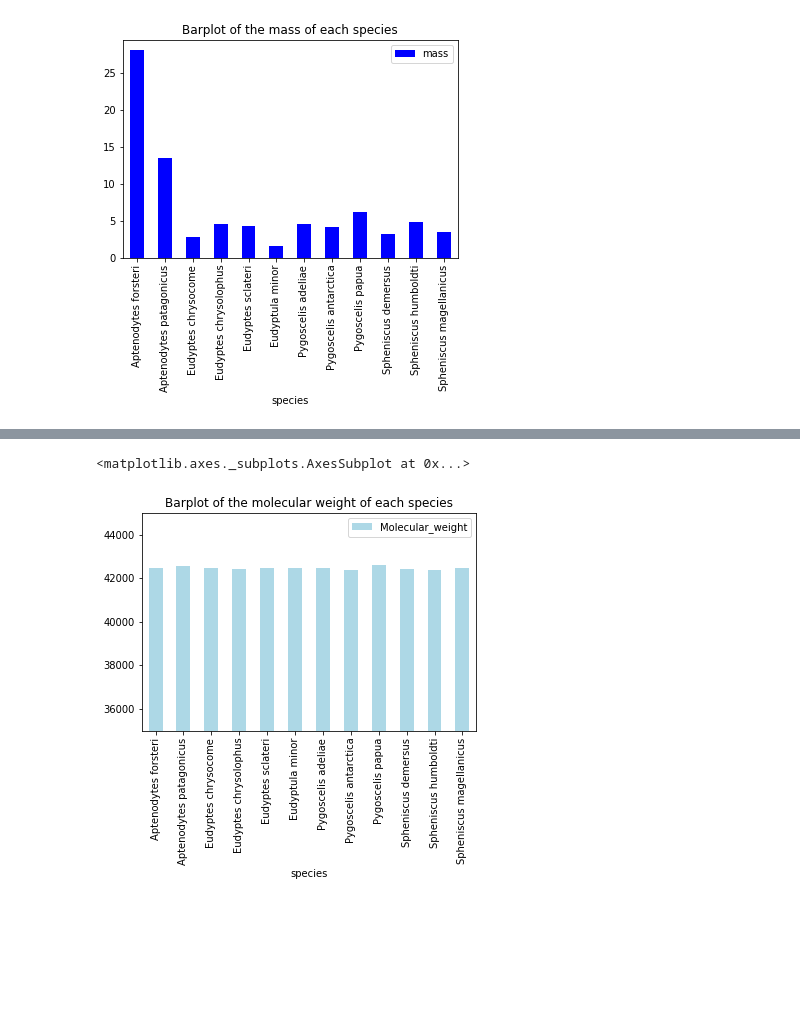
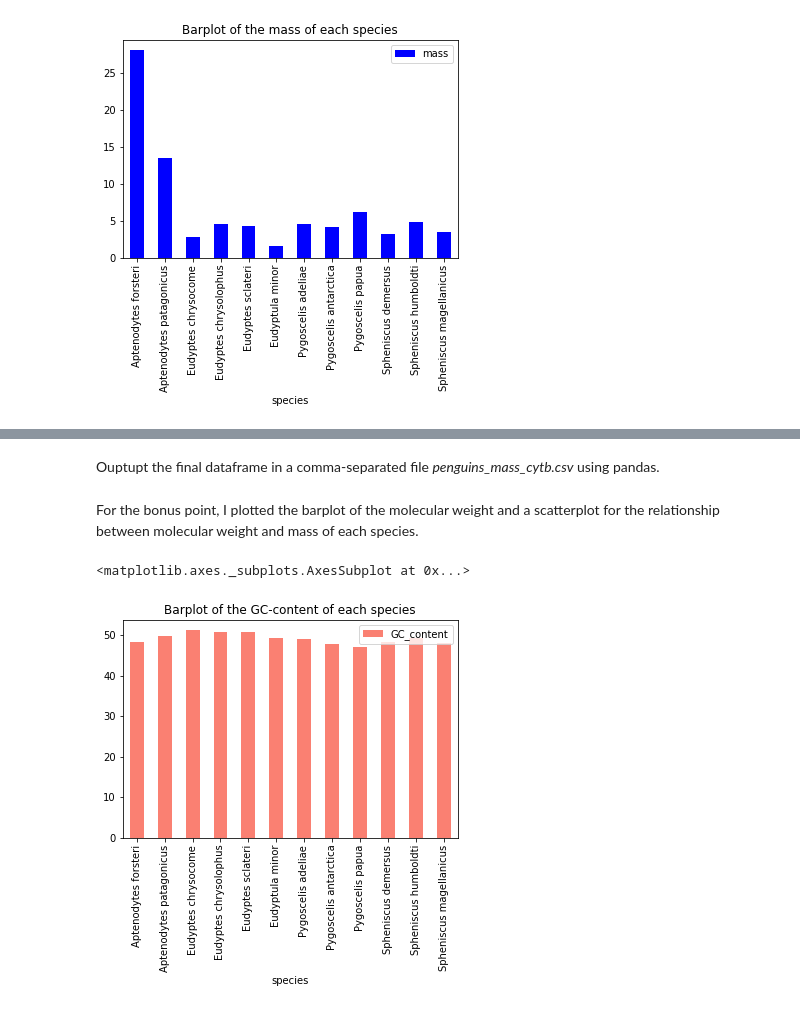
Before and after one commit to Boris-alladassi/Boris_Python_Assignment, a Jupyter notebook: Boris_Python_assignment.ipynb, the cells around one changed output, grey strips where cells are left out. Cells and saved outputs as stored; diff of their text form; code cells hidden in the pictures; blank space fills up the shorter version.

```diff
--- a/Boris_Python_assignment.ipynb
+++ b/Boris_Python_assignment.ipynb
@@ -45,4 +94,5 @@ from Bio.Seq import Seq
 def alternative_translation(dna_seq):
     sequence = Seq(str(dna_seq), generic_dna)
     aa_seq = sequence.translate(table = 2, to_stop = True)
-    return(aa_seq)
+    aa_seq_string = str(aa_seq)
+    return(aa_seq_string)
@@ -78,3 +128,2 @@ that stand for missiing values.
 # %%
 import numpy as np
-penguins_df = penguins_df.assign(Molecular_weight = np.nan, GC_content = np.nan)
@@ -83,6 +138,5 @@ for key, value in cytb_seqs.items():
     aa_seq = alternative_translation(value)
     mol_weight = compute_molecular_weight(aa_seq)
     gc_cont = gc_content(value)
-    index = penguins_df[penguins_df["species"] == key].index
-    penguins_df.Molecular_weight[index] = mol_weight
-    penguins_df.GC_content[index] = gc_cont
+    penguins_df.loc[penguins_df.species == key, 'Molecular_weight'] = mol_weight
+    penguins_df.loc[penguins_df.species == key, 'GC_content'] = gc_cont
@@ -138,8 +164,13 @@ To save the dataframe
+# %% [markdown]
+Ouptupt the final dataframe in a comma-separated file *penguins_mass_cytb.csv* using pandas.
 # %%
 penguins_df.to_csv("penguins_mass_cytb.csv")
+# %% [markdown]
+For the bonus point, I plotted the barplot of the molecular weight and a scatterplot for the relationship between molecular weight and mass of each species.
 # %%
-penguins_df.plot(x = "species", y = "Molecular_weight", kind = "bar", color = "lightblue",ylim= (35000,45000),
-                 title = "Barplot of the molecular weight of each species")
+# Barplot of the GC content of each species
+penguins_df.plot(x = "species", y = "GC_content", kind = "bar", color = "salmon",
+                 title = "Barplot of the GC-content of each species")
 # %% [output]
 <matplotlib.axes._subplots.AxesSubplot at 0x...>
-[figure, old version]
+[figure, new version]
```
Also changed, not shown: parts of 33 cells of this notebook.
